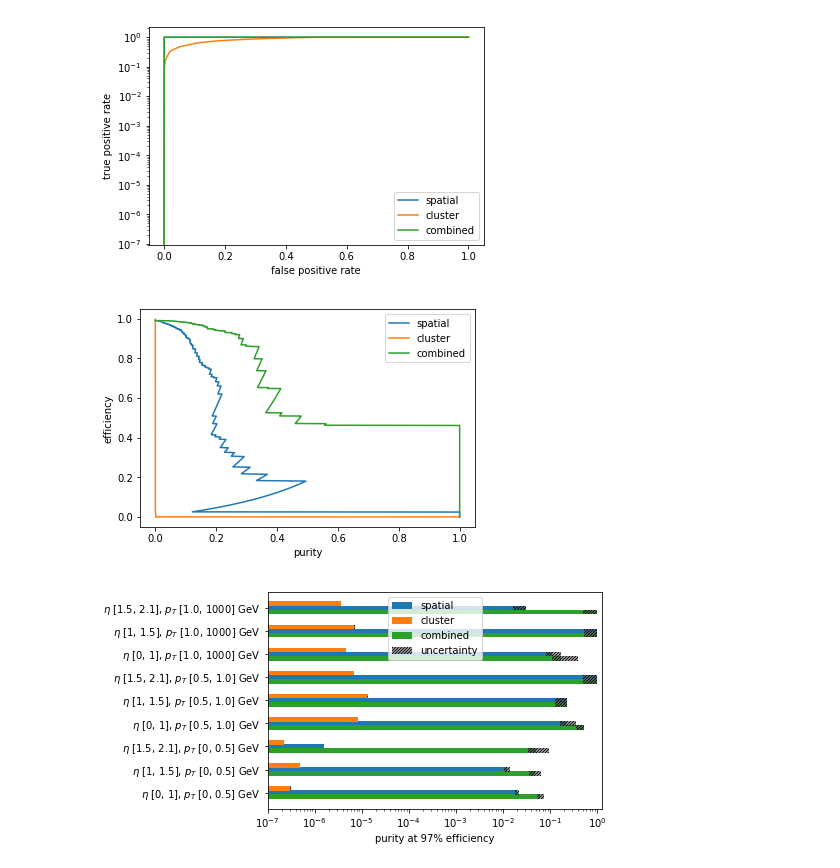
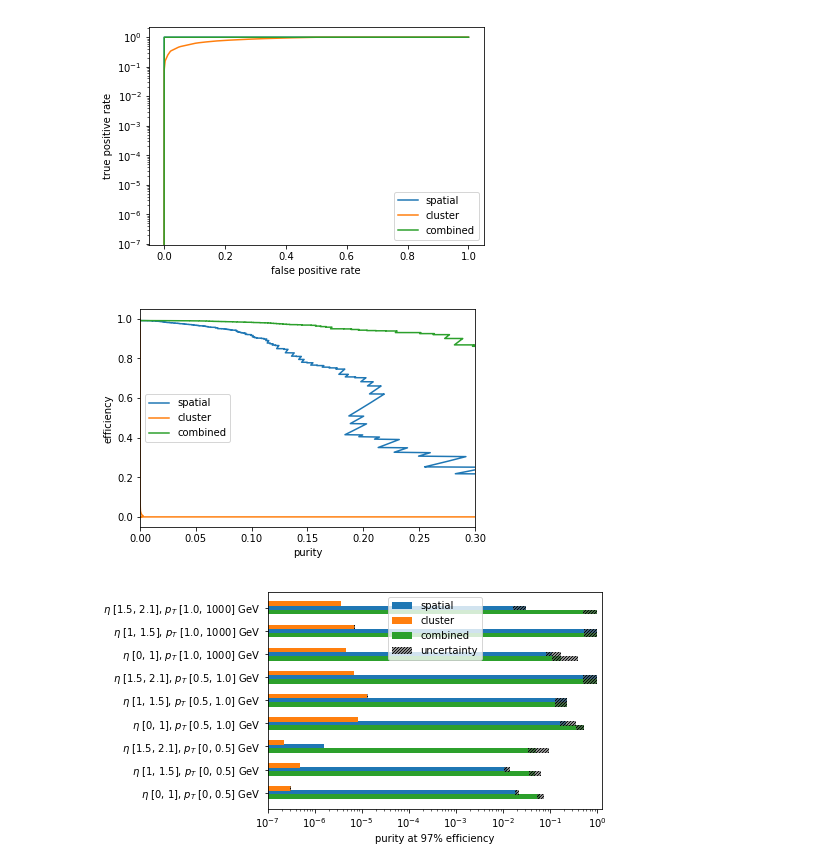
Before and after one commit to jxi24/TrackML, a Jupyter notebook: Results/result.ipynb, the cells around one changed output. Cells and saved outputs as stored; diff of their text form; code cells hidden in the pictures.

```diff
--- a/Results/result.ipynb
+++ b/Results/result.ipynb
@@ -540,16 +540,20 @@ plt.savefig('roc curve.pdf', bbox_inches='tight')
 pur, eff = np.load('overall_purity_spatial.npy'), np.load('overall_efficiency_spatial.npy')
 pur_c, eff_c = np.load('overall_purity_cluster.npy'), np.load('overall_efficiency_cluster.npy')
 pur_t, eff_t = np.load('overall_purity_combined.npy'), np.load('overall_efficiency_combined.npy')
+# %%
+pur_ = np.array([i for i, j in zip(pur, eff) if (j >= 0.2) or (i >= 0.45)])
+eff_ = np.array([j for i, j in zip(pur, eff) if (j >= 0.2) or (i >= 0.45)])
 # %%
-plt.plot(pur, eff)
+plt.plot(pur_, eff_)
 plt.plot(pur_c, eff_c)
 plt.plot(pur_t, eff_t)
+plt.xlim([0, 0.3])
 plt.ylabel('efficiency')
 plt.xlabel('purity')
 plt.legend(['spatial', 'cluster', 'combined'])
 plt.savefig('purity vs efficiency.pdf', bbox_inches='tight')
 # %% [output]
-[figure, old version]
+[figure, new version]
 # %%
 purities = np.load('purity_spatial.npy')
 purities_c = np.load('purity_cluster.npy')
```
Also changed, not shown: parts of 1 cell of this notebook, 1 other file.
